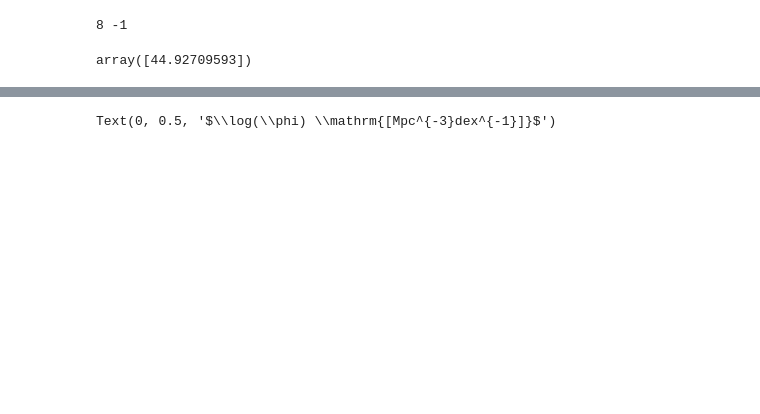
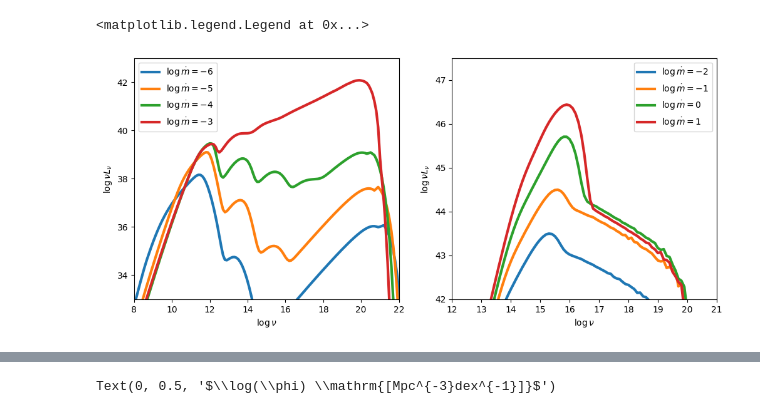
Before and after one commit to SuTong1999/agnSED, a Jupyter notebook: example/example.ipynb, the cells around one changed output, grey strips where cells are left out. Drawn from its saved outputs; the diff is of its cells as text; code cells hidden in the pictures; blank space fills up the shorter version.

```diff
--- a/example/example.ipynb
+++ b/example/example.ipynb
@@ -91,8 +56,32 @@ def Bolometric(sample, component=True, mcut=4, mdotcut=-12, npro=1):
-# %%
-Bolometric(np.array([[8, -1]]), component=False)
-# %% [output]
-8 -1
-array([44.92709593])
+# %%
+# calculate the SEDs without external loops
+sample = np.array([[8, -6], [8, -5], [8, -4], [8, -3], [8, -2], [8, -1], [8, 0], [8, 1]])
+mcut = 6; mdotcut = -10
+sed_adaf, sed_diskcor = agnSED.SEDs(sample, mcut=mcut, mdotcut=mdotcut) # if component parameter is set to be False, the output SED doesn't distinguish between adaf/diskcorona
+                                                                        # if logm<=mcut or logmdot<=mdotcur, skip calculation
+
+ind_adaf = (sample[:,1]<agnSED.logmdot_crit) & (sample[:,1]>mdotcut) & (sample[:,0]>mcut)
+ind_disk = (sample[:,1]>agnSED.logmdot_crit) & (sample[:,1]>mdotcut) & (sample[:,0]>mcut)
+fig, axs = plt.subplots(1,2,figsize=(12,5))
+for i, sed in enumerate(sed_adaf):
+    logmdot = sample[ind_adaf,1][i]
+    axs[0].plot(agnSED.lognu, agnSED.lognu+sed, label=rf'$\log{{\dot{{m}}}}={logmdot}$', lw=3)
+for i, sed in enumerate(sed_diskcor):
+    logmdot = sample[ind_disk,1][i]
+    axs[1].plot(agnSED.lognu, agnSED.lognu+sed, label=rf'$\log{{\dot{{m}}}}={logmdot}$', lw=3)
+axs[0].set_ylim((33, 43))
+axs[0].set_xlim((8, 22))
+axs[1].set_ylim((42, 47.5))
+axs[1].set_xlim((12, 21))
+axs[0].set_xlabel(r'$\log{\nu}$')
+axs[0].set_ylabel(r'$\log{\nu L_\nu}$')
+axs[1].set_xlabel(r'$\log{\nu}$')
+axs[1].set_ylabel(r'$\log{\nu L_\nu}$')
+axs[0].legend()
+axs[1].legend()
+# %% [output]
+<matplotlib.legend.Legend at 0x...>
+[figure, added]
 # %%
 # calculate the phtometric luminosities
 import astropy.units as u
```
Also changed, not shown: parts of 5 cells of this notebook, 11 other files.
